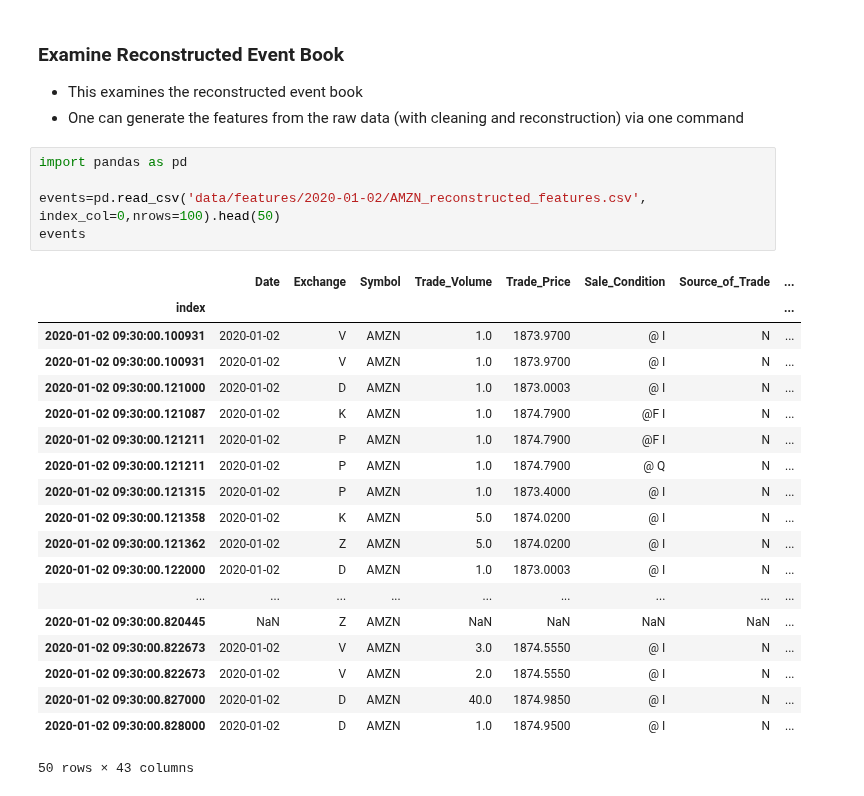
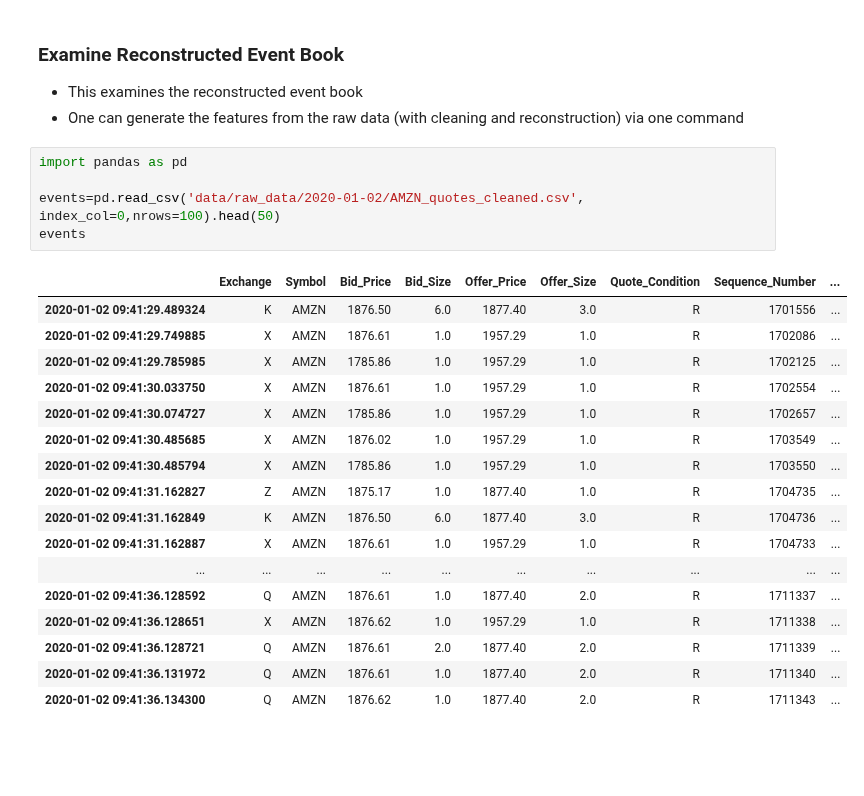
Before and after one commit to AMS-QF/TAQ-Data, a Jupyter notebook: Example_Data_NB.ipynb, the cells around one changed output. Drawn from its saved outputs; the diff is of its cells as text; blank space fills up the shorter version.

```diff
--- a/Example_Data_NB.ipynb
+++ b/Example_Data_NB.ipynb
@@ -102,28 +102,26 @@ conn.get_quotes_range(exchange,symbol,start,end)
 # %%
 import pandas as pd
 
-events=pd.read_csv('data/features/2020-01-02/AMZN_reconstructed_features.csv', index_col=0,nrows=100).head(50)
+events=pd.read_csv('data/raw_data/2020-01-02/AMZN_quotes_cleaned.csv', index_col=0,nrows=100).head(50)
 events
 # %% [output]
-|  | Date | Exchange | Symbol | Trade_Volume | Trade_Price | Sale_Condition | Source_of_Trade | ... |
-| index |  |  |  |  |  |  |  | ... |
-| 2020-01-02 09:30:00.100931 | 2020-01-02 | V | AMZN | 1.0 | 1873.9700 | @ I | N | ... |
-| 2020-01-02 09:30:00.100931 | 2020-01-02 | V | AMZN | 1.0 | 1873.9700 | @ I | N | ... |
-| 2020-01-02 09:30:00.121000 | 2020-01-02 | D | AMZN | 1.0 | 1873.0003 | @ I | N | ... |
-| 2020-01-02 09:30:00.121087 | 2020-01-02 | K | AMZN | 1.0 | 1874.7900 | @F I | N | ... |
-| 2020-01-02 09:30:00.121211 | 2020-01-02 | P | AMZN | 1.0 | 1874.7900 | @F I | N | ... |
-| 2020-01-02 09:30:00.121211 | 2020-01-02 | P | AMZN | 1.0 | 1874.7900 | @ Q | N | ... |
-| 2020-01-02 09:30:00.121315 | 2020-01-02 | P | AMZN | 1.0 | 1873.4000 | @ I | N | ... |
-| 2020-01-02 09:30:00.121358 | 2020-01-02 | K | AMZN | 5.0 | 1874.0200 | @ I | N | ... |
-| 2020-01-02 09:30:00.121362 | 2020-01-02 | Z | AMZN | 5.0 | 1874.0200 | @ I | N | ... |
-| 2020-01-02 09:30:00.122000 | 2020-01-02 | D | AMZN | 1.0 | 1873.0003 | @ I | N | ... |
-| ... | ... | ... | ... | ... | ... | ... | ... | ... |
-| 2020-01-02 09:30:00.820445 | NaN | Z | AMZN | NaN | NaN | NaN | NaN | ... |
-| 2020-01-02 09:30:00.822673 | 2020-01-02 | V | AMZN | 3.0 | 1874.5550 | @ I | N | ... |
-| 2020-01-02 09:30:00.822673 | 2020-01-02 | V | AMZN | 2.0 | 1874.5550 | @ I | N | ... |
-| 2020-01-02 09:30:00.827000 | 2020-01-02 | D | AMZN | 40.0 | 1874.9850 | @ I | N | ... |
-| 2020-01-02 09:30:00.828000 | 2020-01-02 | D | AMZN | 1.0 | 1874.9500 | @ I | N | ... |
+|  | Exchange | Symbol | Bid_Price | Bid_Size | Offer_Price | Offer_Size | Quote_Condition | Sequence_Number | ... |
+| 2020-01-02 09:41:29.489324 | K | AMZN | 1876.50 | 6.0 | 1877.40 | 3.0 | R | 1701556 | ... |
+| 2020-01-02 09:41:29.749885 | X | AMZN | 1876.61 | 1.0 | 1957.29 | 1.0 | R | 1702086 | ... |
+| 2020-01-02 09:41:29.785985 | X | AMZN | 1785.86 | 1.0 | 1957.29 | 1.0 | R | 1702125 | ... |
+| 2020-01-02 09:41:30.033750 | X | AMZN | 1876.61 | 1.0 | 1957.29 | 1.0 | R | 1702554 | ... |
+| 2020-01-02 09:41:30.074727 | X | AMZN | 1785.86 | 1.0 | 1957.29 | 1.0 | R | 1702657 | ... |
+| 2020-01-02 09:41:30.485685 | X | AMZN | 1876.02 | 1.0 | 1957.29 | 1.0 | R | 1703549 | ... |
+| 2020-01-02 09:41:30.485794 | X | AMZN | 1785.86 | 1.0 | 1957.29 | 1.0 | R | 1703550 | ... |
+| 2020-01-02 09:41:31.162827 | Z | AMZN | 1875.17 | 1.0 | 1877.40 | 1.0 | R | 1704735 | ... |
+| 2020-01-02 09:41:31.162849 | K | AMZN | 1876.50 | 6.0 | 1877.40 | 3.0 | R | 1704736 | ... |
+| 2020-01-02 09:41:31.162887 | X | AMZN | 1876.61 | 1.0 | 1957.29 | 1.0 | R | 1704733 | ... |
+| ... | ... | ... | ... | ... | ... | ... | ... | ... | ... |
+| 2020-01-02 09:41:36.128592 | Q | AMZN | 1876.61 | 1.0 | 1877.40 | 2.0 | R | 1711337 | ... |
+| 2020-01-02 09:41:36.128651 | X | AMZN | 1876.62 | 1.0 | 1957.29 | 1.0 | R | 1711338 | ... |
+| 2020-01-02 09:41:36.128721 | Q | AMZN | 1876.61 | 2.0 | 1877.40 | 2.0 | R | 1711339 | ... |
+| 2020-01-02 09:41:36.131972 | Q | AMZN | 1876.61 | 1.0 | 1877.40 | 2.0 | R | 1711340 | ... |
+| 2020-01-02 09:41:36.134300 | Q | AMZN | 1876.62 | 1.0 | 1877.40 | 2.0 | R | 1711343 | ... |
-50 rows × 43 columns
 # %%
 events['MOX_Identifier']
 # %% [output]
```
Also changed, not shown: parts of 1 cell of this notebook, 2 other files.
